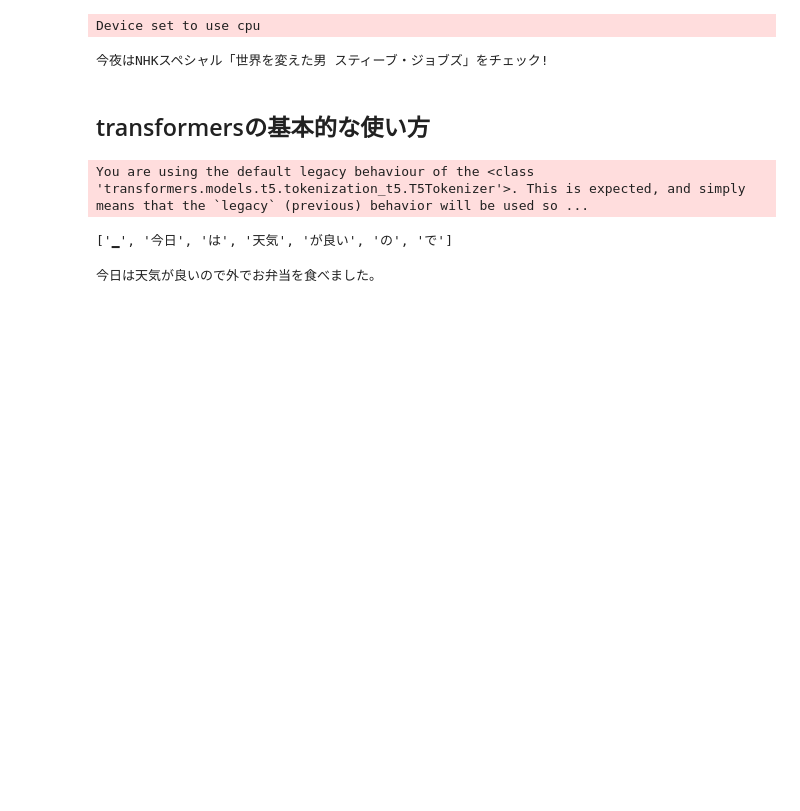
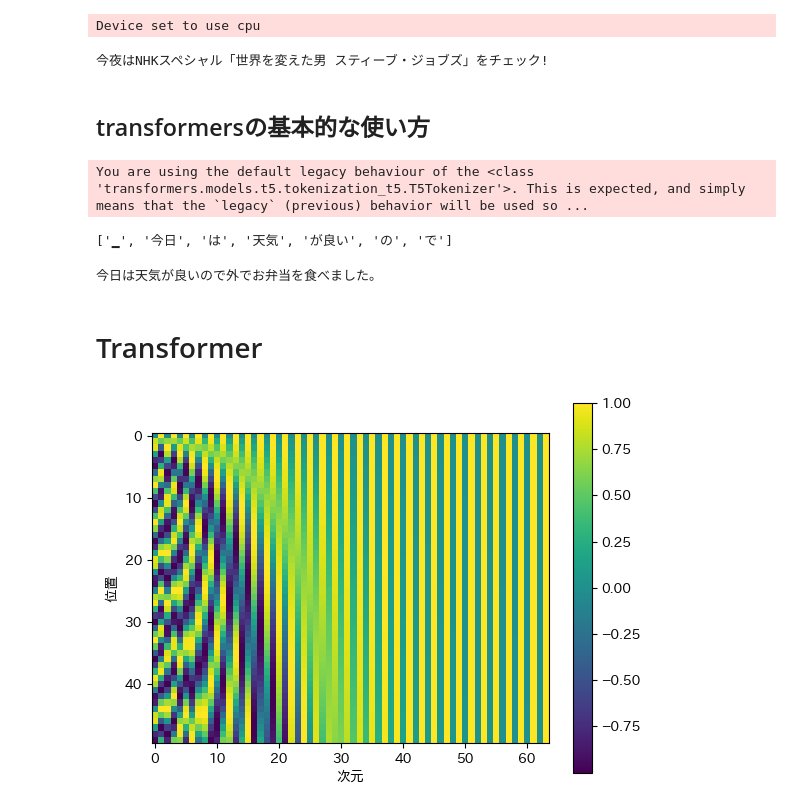
Before and after one commit to takutori/StudyLLM, a Jupyter notebook: src/intro_llm/chapter1.ipynb, the cells around one changed output. Cells and saved outputs as stored; diff of their text form; code cells hidden in the pictures; blank space fills up the shorter version.

```diff
--- a/src/intro_llm/chapter1.ipynb
+++ b/src/intro_llm/chapter1.ipynb
@@ -159,3 +159,30 @@ generated_text = tokenizer.decode(
 print(generated_text)
 # %% [output]
 今日は天気が良いので外でお弁当を食べました。
+# %% [markdown]
+# Transformer
+# %%
+import matplotlib.pyplot as plt
+import japanize_matplotlib
+import numpy as np
+
+K = 50  # 単語列の最大長
+D = 64  # 埋め込みの次元
+
+# 位置符号行列を初期化
+pos_enc = np.empty((K, D))
+
+for i in range(K):  # 単語位置iでループ
+    for k in range(D // 2):  # kの値でループ
+        theta = i / (10000 ** (2 * k / D))
+        pos_enc[i, 2 * k] = np.sin(theta)
+        pos_enc[i, 2 * k + 1] = np.cos(theta)
+
+# 行列を画像で表示
+im = plt.imshow(pos_enc)
+plt.xlabel("次元")  # X軸のラベルを設定
+plt.ylabel("位置")  # Y軸のラベルを設定
+plt.colorbar(im)  # 値と色の対応を示すバーを付加
+plt.show()
+# %% [output]
+[figure, added]
```
Also changed, not shown: parts of 2 cells of this notebook, 3 other files.
